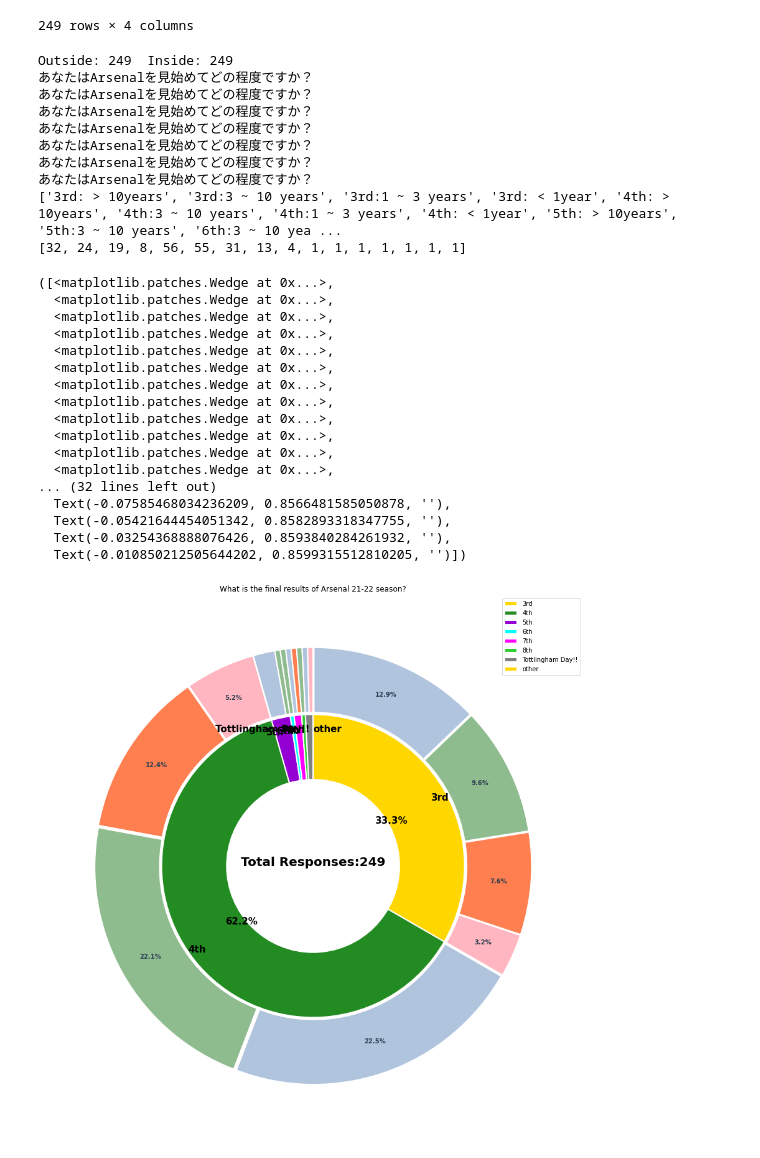
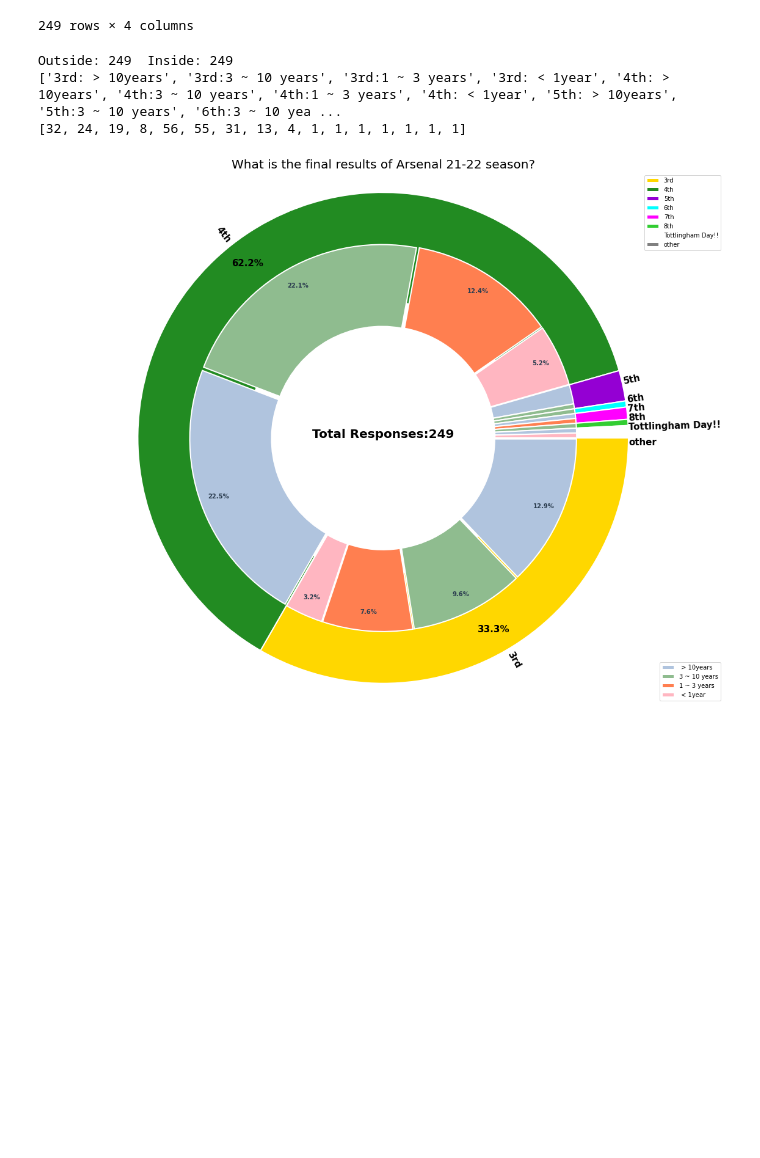
Before and after one commit to RYO0115/ArsenalJapanCommunity_Analysis, a Jupyter notebook: src/202203/202203_analyzer.ipynb, the cells around one changed output. Drawn from its saved outputs; the diff is of its cells as text; code cells hidden in the pictures; blank space fills up the shorter version.

```diff
--- a/src/202203/202203_analyzer.ipynb
+++ b/src/202203/202203_analyzer.ipynb
@@ -104,14 +104,14 @@ df
 label_jp = ["3位","4位", "5位", "6位", "7位", "8位", "トッテナム"]
 label = ["3rd", "4th", "5th", "6th", "7th","8th", "Tottlingham Day!!","other"]
 #inside_colors = ["orangered","mediumblue","gold", "forestgreen", "darkviolet", "cyan","magenta","limegreen", "gray"]
-inside_colors = ["gold", "forestgreen", "darkviolet", "cyan","magenta","limegreen", "gray"]
+inside_colors = ["gold", "forestgreen", "darkviolet", "cyan","magenta","limegreen", "white","gray"]
 outside_colors = []
 
 years_color = ["lightsteelblue","darkseagreen","coral","lightpink"]
 
-fig,ax = plt.subplots(figsize=(20,16))
+fig,ax = plt.subplots(figsize=(20,16), facecolor="white")
 
-# inside
+# outside
 result_df = df.iloc[:,1]
 result_df
 sizes = CountUpItems(result_df, label_jp)
@@ -149,19 +149,19 @@ ax.pie(
     sizes,
     labels=label,
     colors=inside_colors,
-    wedgeprops={"linewidth":2, "edgecolor":"white"},
+    wedgeprops={"linewidth":2, "edgecolor":"white", "width":0.4},
     textprops={"color":"Black", "weight":"extra bold", "fontsize":15},
-    radius=0.7,
-    labeldistance=0.9,
+    radius=0.9,
+    labeldistance=1.0,
     counterclock=False,
     autopct=lambda p: '{:.1f}%'.format(p) if p >= 2.5 else '',
-    pctdistance=0.6,
+    pctdistance=0.9,
     explode = explode,
-    startangle=90,
+    startangle=0,
     rotatelabels=True
 )
 
-ax.set_title("What is the final results of Arsenal 21-22 season?")
+ax.set_title("What is the final results of Arsenal 21-22 season?", fontsize=20)
 ax.legend(label,loc="upper right",)
 ax.set_aspect("equal")
 
@@ -173,8 +173,8 @@ ax.text(0,0,"Total Responses:" + str(inside_total), horizontalalignment="center"
 
 
 # outside
-#label_years_jp = ["10年以上","3~10年", "1~3年", "見始めたばかり", ]
-#label_years = [" > 10years","3 ~ 10 years", "1 ~ 3 years", " < 1year"]
+label_years_jp = ["10年以上","3~10年", "1~3年", "見始めたばかり", ]
+label_years = [" > 10years","3 ~ 10 years", "1 ~ 3 years", " < 1year"]
 
 outside_sizes = []
 outside_labels = []
@@ -184,71 +184,44 @@ df_lists = []
 outside_total = 0
 for j in range(len(label_jp)):
     l = label_jp[j]
-    print(columns[0])
+
     tmp_df = df[df[columns[1]].str.contains(l)].iloc[:,0]
     df_lists.append(tmp_df)
-    #display(tmp_df)
 
+    label_years, sizes_years = CoutUpSupportingYears(tmp_df)
 
-    #print(l)
-    #outside_sizes.append()
-    #ss = CountUpItems(tmp_df, label_years_jp)
-    label_years, sizes_years = CoutUpSupportingYears(tmp_df)
-    #print(label_years)
-    #print(sizes_years)
 
     for i in range(len(sizes_years)):
         if sizes_years[i] != 0:
             outside_total = outside_total + sizes_years[i]
             outside_sizes.append(sizes_years[i])
             outside_labels.append(label[j] + ":" + label_years[i])
             outside_colors.append(years_color[i])
 
 print(outside_labels)
 print(outside_sizes)
 
 explode = [0.01 for i in range(len(outside_sizes))]
-
-ax.pie(
+ax2 = ax.twinx()
+ax2.pie(
     outside_sizes,
     #labels=outside_labels,
     colors=outside_colors,
     wedgeprops={"linewidth":2, "edgecolor":"white", "width":0.3},
     textprops={"color":"#2c3e50", "weight":"bold"},
-    radius=1.0,
+    radius=0.7,
     labeldistance=0.8,
     counterclock=False,
     autopct=lambda p: '{:.1f}%'.format(p) if p >= 2.0 else '',
-    pctdistance=0.85,
+    pctdistance=0.9,
     explode=explode,
-    startangle=90
+    startangle=0
 )
+ax2.legend(label_years, loc="lower right")
+
+fig.savefig("./Aresenal_result.png")
 # %% [output]
 Outside: 249  Inside: 249
-あなたはArsenalを見始めてどの程度ですか？
-あなたはArsenalを見始めてどの程度ですか？
-あなたはArsenalを見始めてどの程度ですか？
-あなたはArsenalを見始めてどの程度ですか？
-あなたはArsenalを見始めてどの程度ですか？
-あなたはArsenalを見始めてどの程度ですか？
-あなたはArsenalを見始めてどの程度ですか？
 ['3rd: > 10years', '3rd:3 ~ 10 years', '3rd:1 ~ 3 years', '3rd: < 1year', '4th: > 10years', '4th:3 ~ 10 years', '4th:1 ~ 3 years', '4th: < 1year', '5th: > 10years', '5th:3 ~ 10 years', '6th:3 ~ 10 yea ...
 [32, 24, 19, 8, 56, 55, 31, 13, 4, 1, 1, 1, 1, 1, 1, 1]
-([<matplotlib.patches.Wedge at 0x...>,
-  <matplotlib.patches.Wedge at 0x...>,
-  <matplotlib.patches.Wedge at 0x...>,
-  <matplotlib.patches.Wedge at 0x...>,
-  <matplotlib.patches.Wedge at 0x...>,
-  <matplotlib.patches.Wedge at 0x...>,
-  <matplotlib.patches.Wedge at 0x...>,
-  <matplotlib.patches.Wedge at 0x...>,
-  <matplotlib.patches.Wedge at 0x...>,
-  <matplotlib.patches.Wedge at 0x...>,
-  <matplotlib.patches.Wedge at 0x...>,
-  <matplotlib.patches.Wedge at 0x...>,
-... (32 lines left out)
-  Text(-0.07585468034236209, 0.8566481585050878, ''),
-  Text(-0.05421644454051342, 0.8582893318347755, ''),
-  Text(-0.03254368888076426, 0.8593840284261932, ''),
-  Text(-0.010850212505644202, 0.8599315512810205, '')])
-[figure, old version]
+[figure, new version]
```
Also changed, not shown: parts of 1 cell of this notebook.
